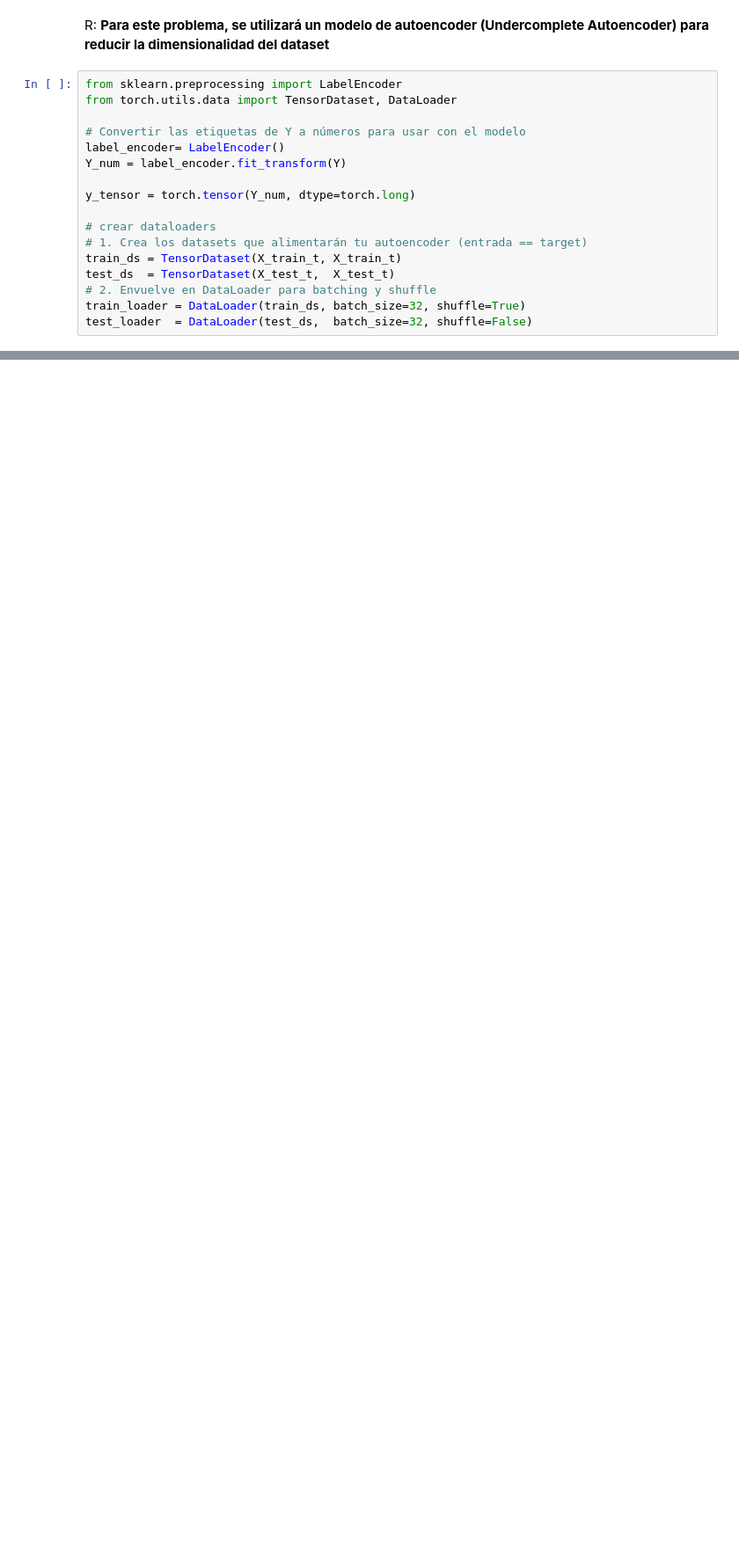
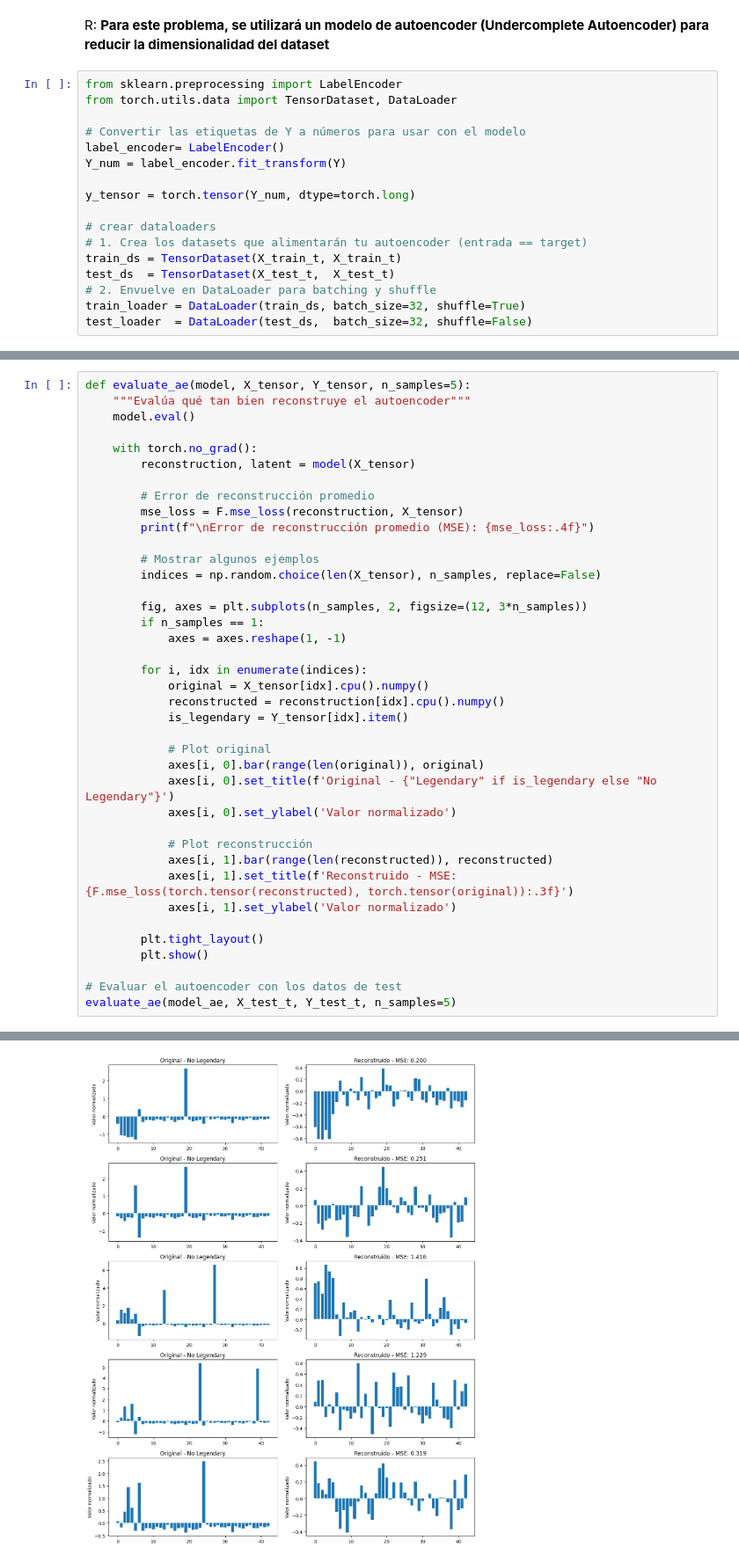
Before and after one commit to Lagartin1/Trabajo_iaU4, a Jupyter notebook: nn-act.ipynb, the cells around one changed output, grey strips where cells are left out. Shown at 88% size. Cells and saved outputs as stored; diff of their text form; blank space fills up the shorter version.

```diff
--- a/nn-act.ipynb
+++ b/nn-act.ipynb
@@ -590,0 +597,40 @@ plt.show()
+# %%
+def evaluate_ae(model, X_tensor, Y_tensor, n_samples=5):
+    """Evalúa qué tan bien reconstruye el autoencoder"""
+    model.eval()
+
+    with torch.no_grad():
+        reconstruction, latent = model(X_tensor)
+
+        # Error de reconstrucción promedio
+        mse_loss = F.mse_loss(reconstruction, X_tensor)
+        print(f"\nError de reconstrucción promedio (MSE): {mse_loss:.4f}")
+
+        # Mostrar algunos ejemplos
+        indices = np.random.choice(len(X_tensor), n_samples, replace=False)
+
+        fig, axes = plt.subplots(n_samples, 2, figsize=(12, 3*n_samples))
+        if n_samples == 1:
+            axes = axes.reshape(1, -1)
+
+        for i, idx in enumerate(indices):
+            original = X_tensor[idx].cpu().numpy()
+            reconstructed = reconstruction[idx].cpu().numpy()
+            is_legendary = Y_tensor[idx].item()
+
+            # Plot original
+            axes[i, 0].bar(range(len(original)), original)
+            axes[i, 0].set_title(f'Original - {"Legendary" if is_legendary else "No Legendary"}')
+            axes[i, 0].set_ylabel('Valor normalizado')
+
+            # Plot reconstrucción
+            axes[i, 1].bar(range(len(reconstructed)), reconstructed)
+            axes[i, 1].set_title(f'Reconstruido - MSE: {F.mse_loss(torch.tensor(reconstructed), torch.tensor(original)):.3f}')
+            axes[i, 1].set_ylabel('Valor normalizado')
+
+        plt.tight_layout()
+        plt.show()
+
+# Evaluar el autoencoder con los datos de test
+evaluate_ae(model_ae, X_test_t, Y_test_t, n_samples=5)
+# %% [output]
@@ -591,3 +638,4 @@ plt.show()
+[figure, added]
 # %% [markdown]
 1. ¿Se observan agrupaciones o patrones?
 
```
Also changed, not shown: parts of 7 cells of this notebook.
